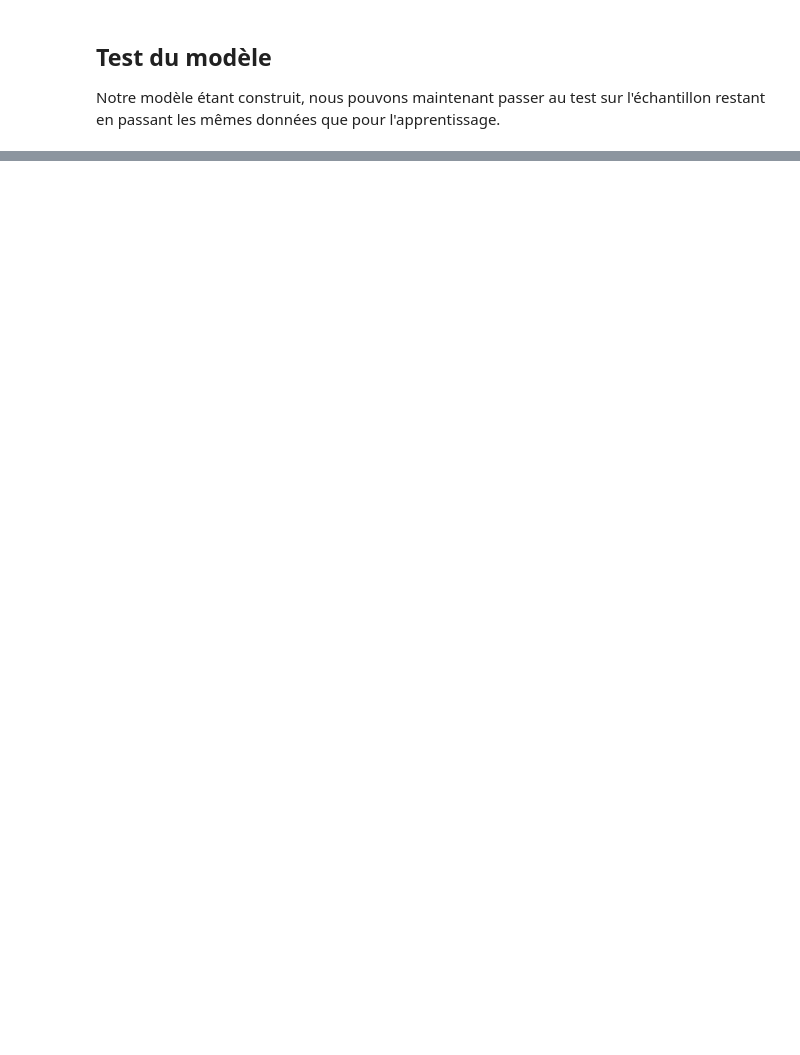
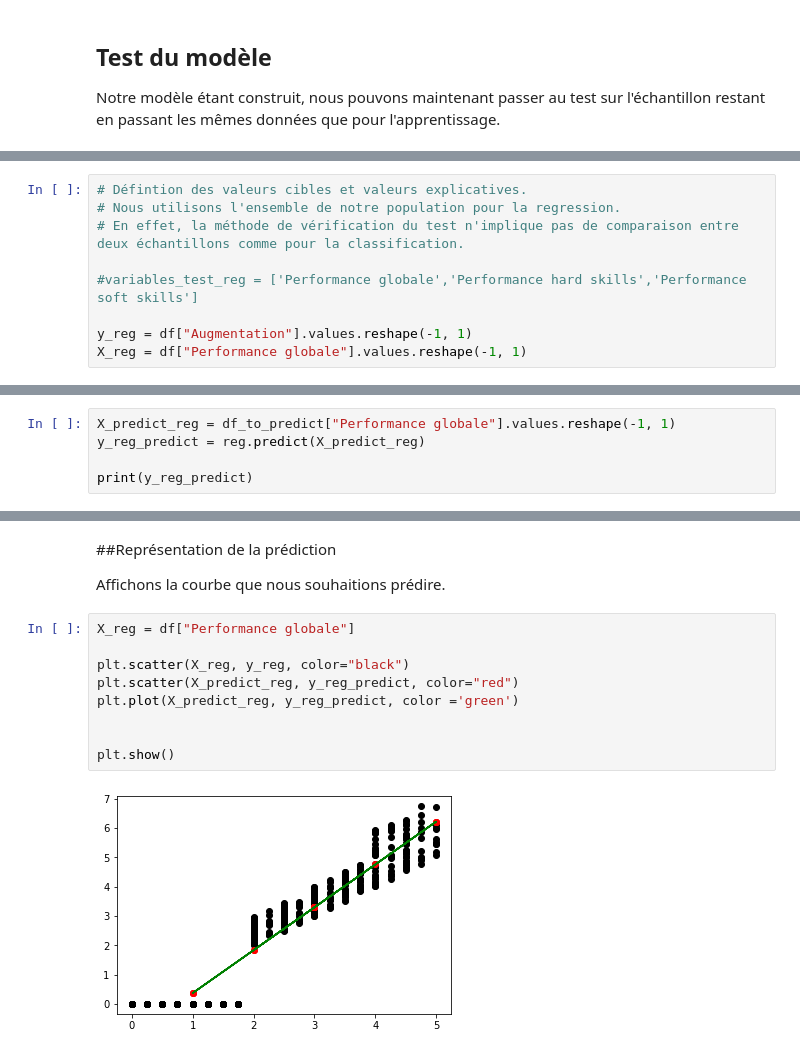
Before and after one commit to ArnaudCoulon/HRAnalytics.fr, a Jupyter notebook: Analytics/introduction_ML/Intro_ML_clustering_notebook.ipynb, the cells around one changed output, grey strips where cells are left out. Saved outputs shown, nothing was run; the diff lists cells and outputs as text; blank space fills up the shorter version.

```diff
--- a/Analytics/introduction_ML/Intro_ML_clustering_notebook.ipynb
+++ b/Analytics/introduction_ML/Intro_ML_clustering_notebook.ipynb
@@ -358,0 +401,9 @@ dtype: int64
+# %%
+# Défintion des valeurs cibles et valeurs explicatives.
+# Nous utilisons l'ensemble de notre population pour la regression.
+# En effet, la méthode de vérification du test n'implique pas de comparaison entre deux échantillons comme pour la classification.
+
+#variables_test_reg = ['Performance globale','Performance hard skills','Performance soft skills']
+
+y_reg = df["Augmentation"].values.reshape(-1, 1)
+X_reg = df["Performance globale"].values.reshape(-1, 1)
@@ -358,0 +449,5 @@ dtype: int64
+# %%
+X_predict_reg = df_to_predict["Performance globale"].values.reshape(-1, 1)
+y_reg_predict = reg.predict(X_predict_reg)
+
+print(y_reg_predict)
@@ -358,0 +470,15 @@ dtype: int64
+# %% [markdown]
+##Représentation de la prédiction
+
+Affichons la courbe que nous souhaitions prédire.
+# %%
+X_reg = df["Performance globale"]
+
+plt.scatter(X_reg, y_reg, color="black")
+plt.scatter(X_predict_reg, y_reg_predict, color="red")
+plt.plot(X_predict_reg, y_reg_predict, color ='green')
+
+
+plt.show()
+# %% [output]
+[figure, added]
```
Also changed, not shown: parts of 35 cells of this notebook.
